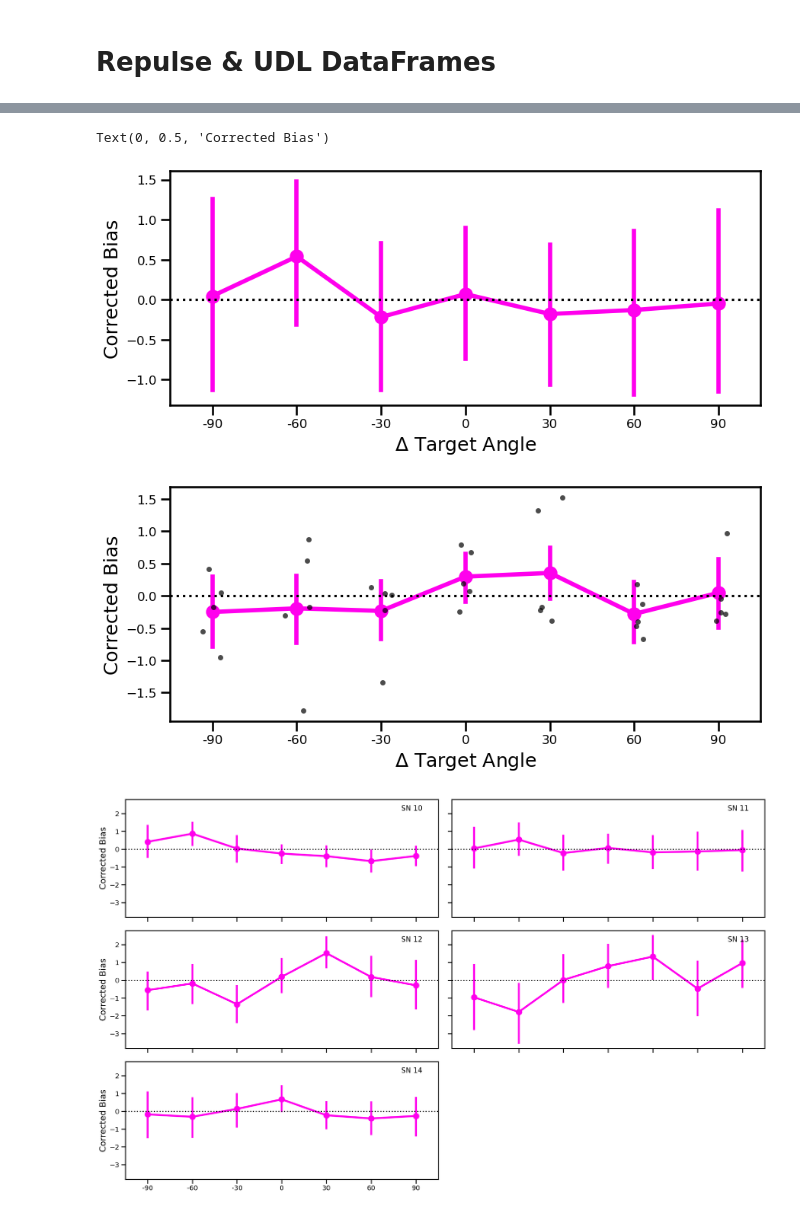
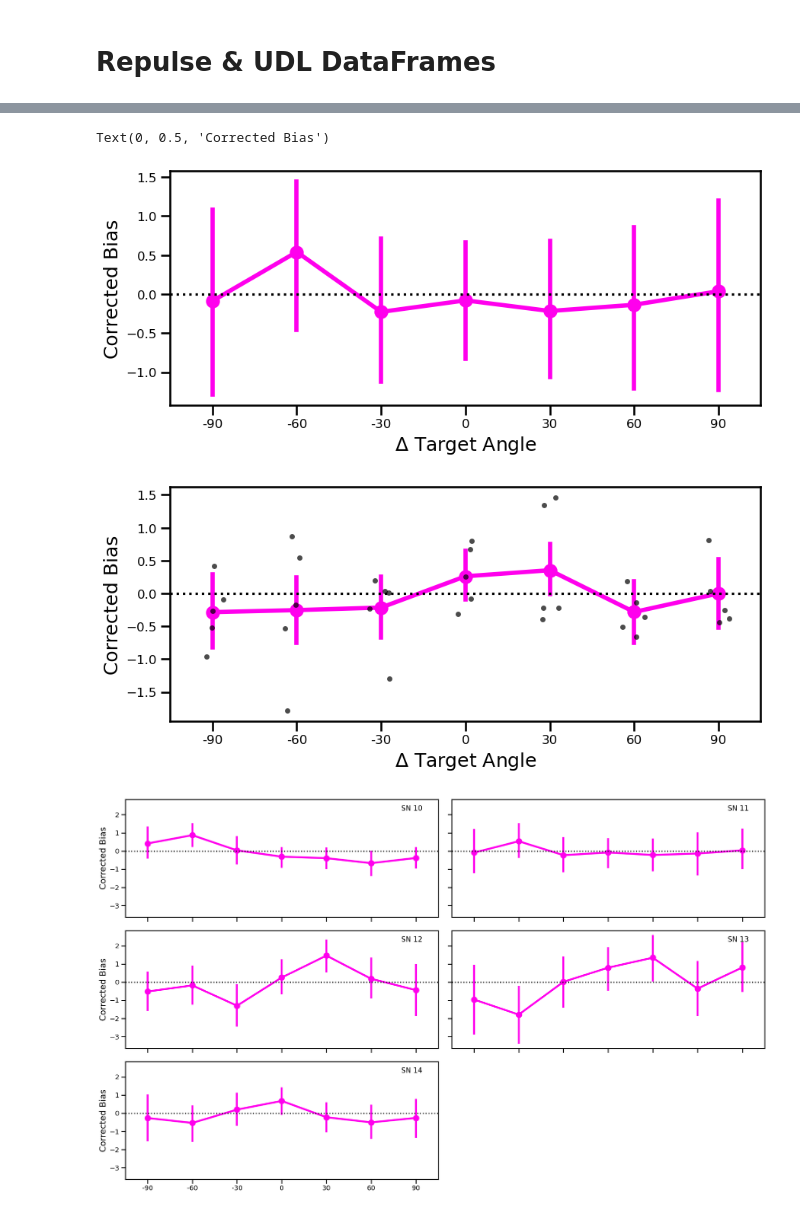
Before and after one commit to abbysun4/UDLR_study, a Jupyter notebook: UDLR_exp1/scripts/UDLR_analysis_SN10+.ipynb, the cells around one changed output, grey strips where cells are left out. Drawn from its saved outputs; the diff is of its cells as text; code cells hidden in the pictures.

```diff
--- a/UDLR_exp1/scripts/UDLR_analysis_SN10+.ipynb
+++ b/UDLR_exp1/scripts/UDLR_analysis_SN10+.ipynb
@@ -148,11 +164,6 @@ df["target_angle"] = circ_dist(df["target_angle_original"], df["SN"].map(CENTRAL
 # NOTES:
 # 1) CW is negative, CCW is positive
 # 2) Keep the first trial of each block as NA
-
-# mask = (df['TN'] >= epochs['repulse'][0]) & (df['TN'] <= epochs['repulse'][1])
-# RadTAN1diff_repulse = np.deg2rad(df.loc[mask].groupby('SN')['target_angle'].diff(periods=1))
-# df.loc[mask,'target_angle_diff'] = np.rad2deg(np.arctan2(np.sin(RadTAN1diff_repulse), np.cos(RadTAN1diff_repulse)))
-
 df["target_angle_diff"] = np.nan
 for block in ["repulse", "udl_full"]:
     mask = epoch_mask(df, block)
@@ -163,8 +174,8 @@ df["target_angle_diff"] = df["target_angle_diff"].round().astype("Int64")
 
 # Reach filter (COULD CHANGE DEPENDING ON THE STRICTNESS)
 good_reach = (
-    (df["reach_feedback"] == "good reach") &
-    (df["rt"] > 0.5) &
+    # (df["reach_feedback"] == "good reach") &
+    # (df["rt"] > 0.5) &
     (df["theta_pv"].abs() < 60)
 )
 
@@ -284,5 +251,4 @@ plot_participants(df_udl_constrained, "udl", angle="theta_pv")
 # %%
-
 subject_means_repulse = (
     df_repulse
     .groupby(['SN', 'target_angle_diff'])['corrected_bias_repulse_theta_pv' ]
@@ -290,10 +256,9 @@ subject_means_repulse = (
     .reset_index()
 )
 
+## INDIVIDUAL SUBJECT
 fig, ax = plt.subplots(figsize=(10,4))
 sns.pointplot(
-    # data=df_repulse,
-    # to look at a single subject (comment)
     data = df_repulse.loc[df_repulse["SN"] == 11],
     x='target_angle_diff',
     y='corrected_bias_repulse_theta_pv',
@@ -308,6 +273,7 @@ ax.tick_params(axis='y', labelsize=12)
 plt.xlabel(r'$\Delta$ Target Angle')
 plt.ylabel('Corrected Bias')
 
+## GROUP DATA
 fig2, ax2 = plt.subplots(figsize=(10,4))
 sns.pointplot(
     data=df_repulse,
@@ -335,47 +301,45 @@ plt.xlabel(r'$\Delta$ Target Angle')
 plt.ylabel('Corrected Bias')
 # %% [output]
 Text(0, 0.5, 'Corrected Bias')
-[figure, old version]
+[figure, new version]
-[figure, old version]
+[figure, new version]
 # %%
-participants = sorted(df_repulse['SN'].unique())
-
 fig, axes = plt.subplots(3, 2, figsize=(20, 12), sharex=True, sharey=True)
 axes = axes.flatten()
 
-for ax, subject_num in zip(axes, participants):
+for ax, subject_num in zip(axes, PARTICIPANTS):
 
     sns.pointplot(
         data=df_repulse[df_repulse['SN'] == subject_num],
         x='target_angle_diff',
         y='corrected_bias_repulse_theta_pv',
         estimator='mean',
         errorbar=('ci', 95),
         ax=ax
     )
 
     ax.axhline(0, color='black', linestyle=':')
     ax.tick_params(axis='x', labelsize=14)
     ax.tick_params(axis='y', labelsize=14)
 
     ax.set_ylabel('Corrected Bias')
     ax.set_xlabel('')
 
     ax.text(
         0.95, 0.95,
         f'SN {subject_num}',
         transform=ax.transAxes,
         ha='right',
         va='top',
         fontsize=15
     )
 
 # remove unused subplot(s)
-for ax in axes[len(participants):]:
+for ax in axes[len(PARTICIPANTS):]:
     ax.remove()
 
 plt.tight_layout()
 plt.show()
 # %% [output]
-[figure, old version]
+[figure, new version]
 # %% [markdown]
```
Also changed, not shown: parts of 11 cells of this notebook.
